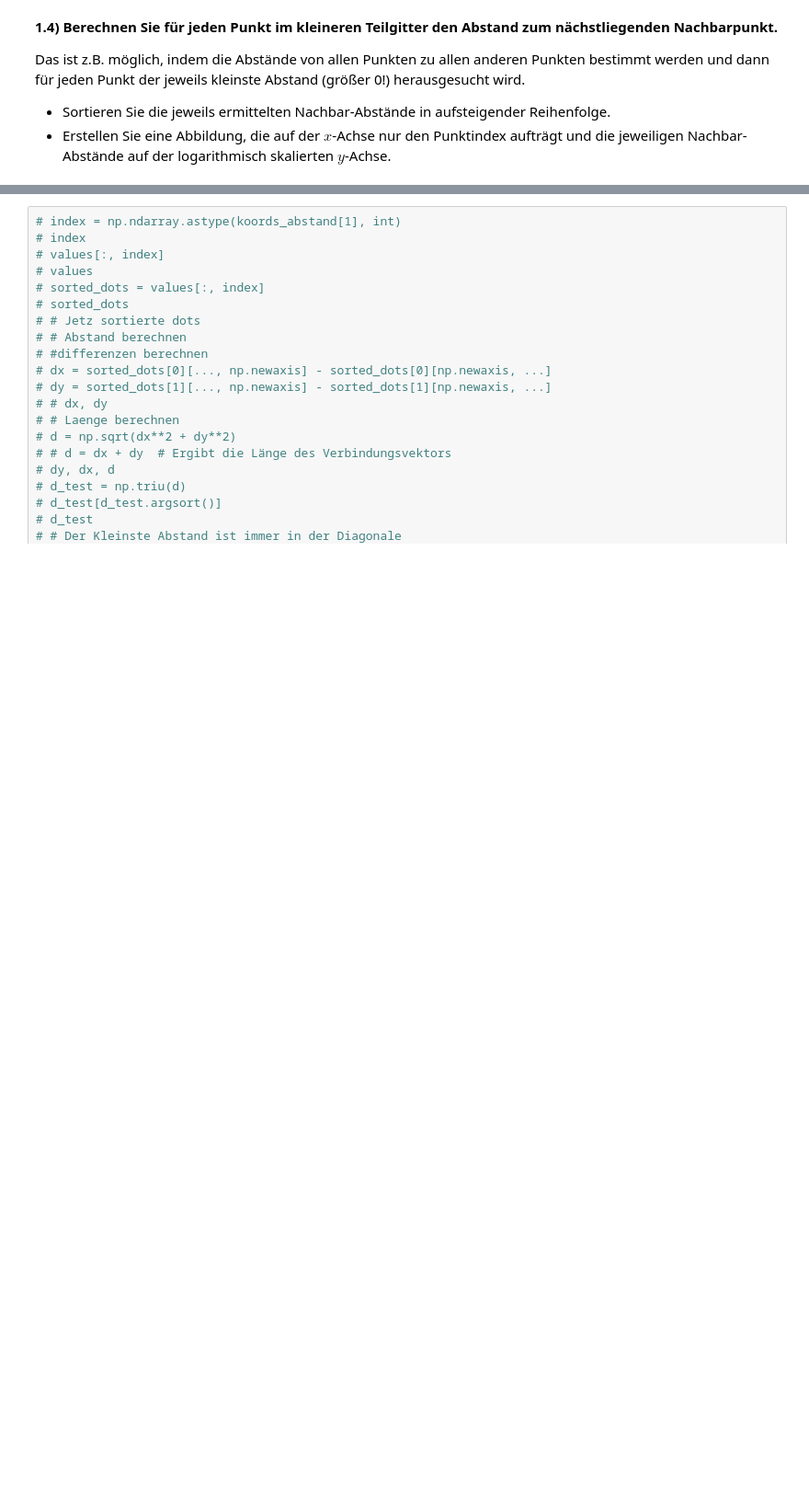
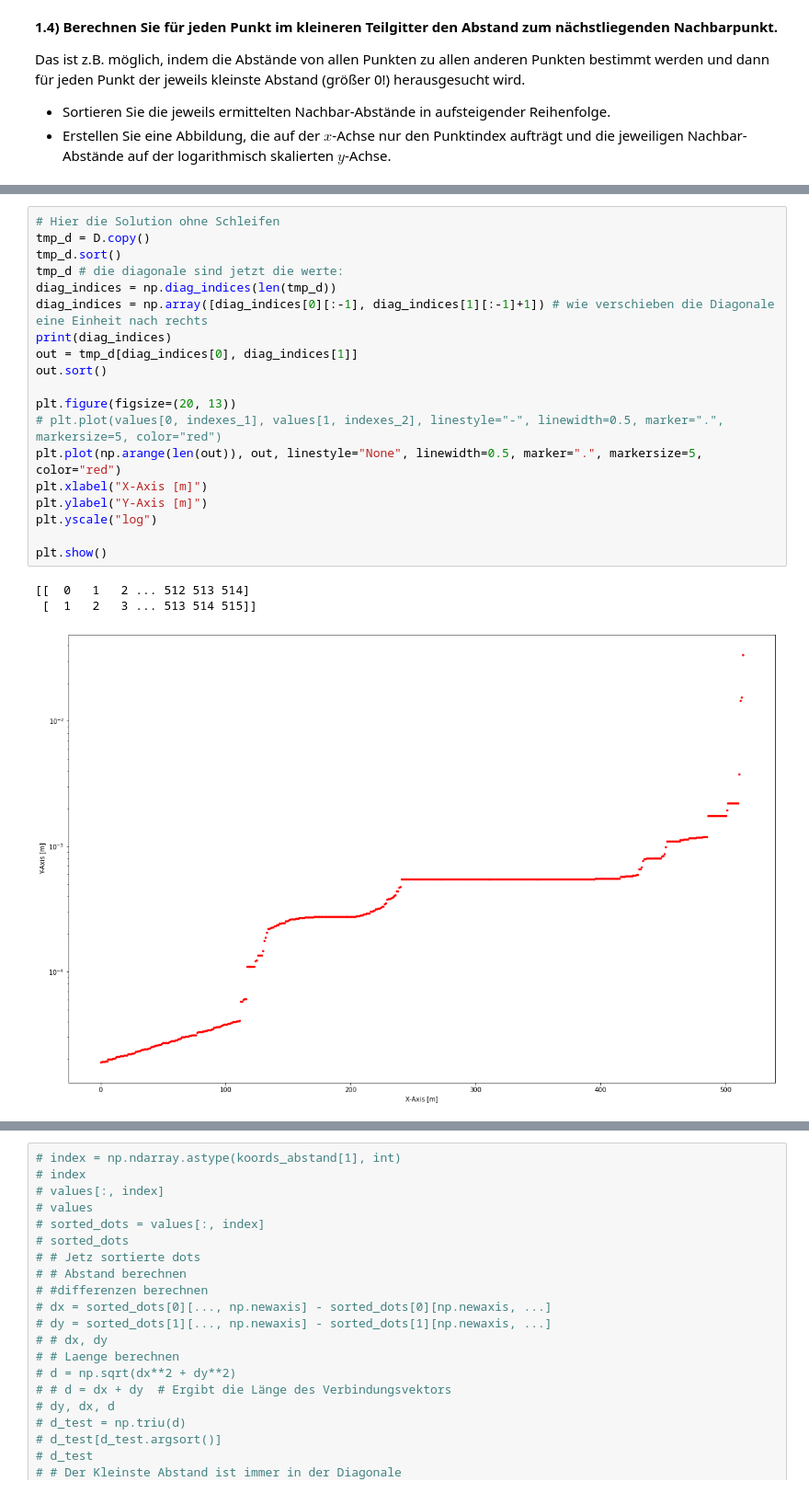
Before and after one commit to jlb-jlb/python_fuer_Ings, a Jupyter notebook: HA3 Standard/HA3normal_Gruppe186.ipynb, the cells around one changed output, grey strips where cells are left out. Shown at 92% size. Cells and saved outputs as stored; diff of their text form; blank space fills up the shorter version.

```diff
--- a/HA3 Standard/HA3normal_Gruppe186.ipynb
+++ b/HA3 Standard/HA3normal_Gruppe186.ipynb
@@ -316,0 +272,23 @@ plt.show()
+# %%
+# Hier die Solution ohne Schleifen
+tmp_d = D.copy()
+tmp_d.sort()
+tmp_d # die diagonale sind jetzt die werte:
+diag_indices = np.diag_indices(len(tmp_d))
+diag_indices = np.array([diag_indices[0][:-1], diag_indices[1][:-1]+1]) # wie verschieben die Diagonale eine Einheit nach rechts
+print(diag_indices)
+out = tmp_d[diag_indices[0], diag_indices[1]]
+out.sort()
+
+plt.figure(figsize=(20, 13))
+# plt.plot(values[0, indexes_1], values[1, indexes_2], linestyle="-", linewidth=0.5, marker=".", markersize=5, color="red")
+plt.plot(np.arange(len(out)), out, linestyle="None", linewidth=0.5, marker=".", markersize=5, color="red")
+plt.xlabel("X-Axis [m]")
+plt.ylabel("Y-Axis [m]")
+plt.yscale("log")
+
+plt.show()
+# %% [output]
+[[  0   1   2 ... 512 513 514]
+ [  1   2   3 ... 513 514 515]]
+[figure, added]
```
Also changed, not shown: parts of 33 cells of this notebook.
